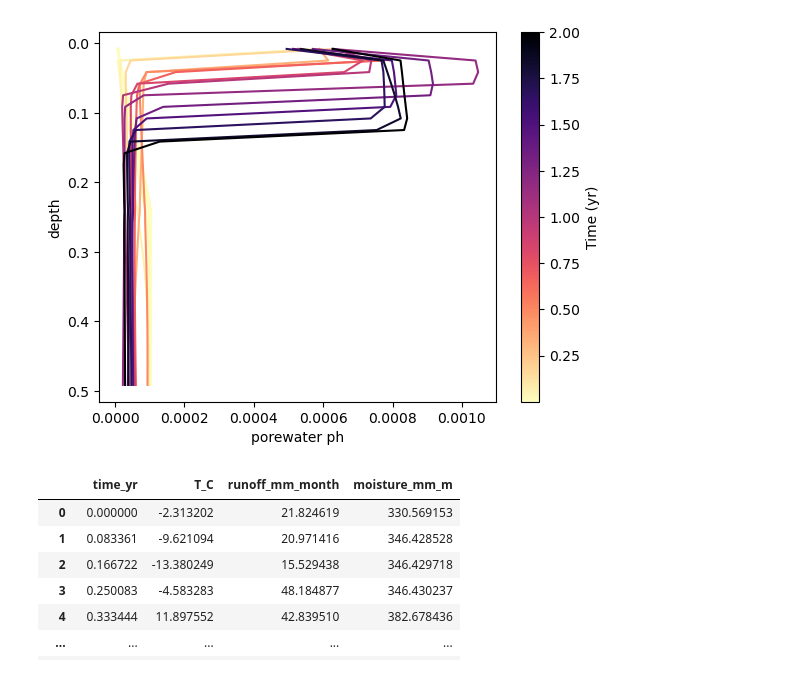
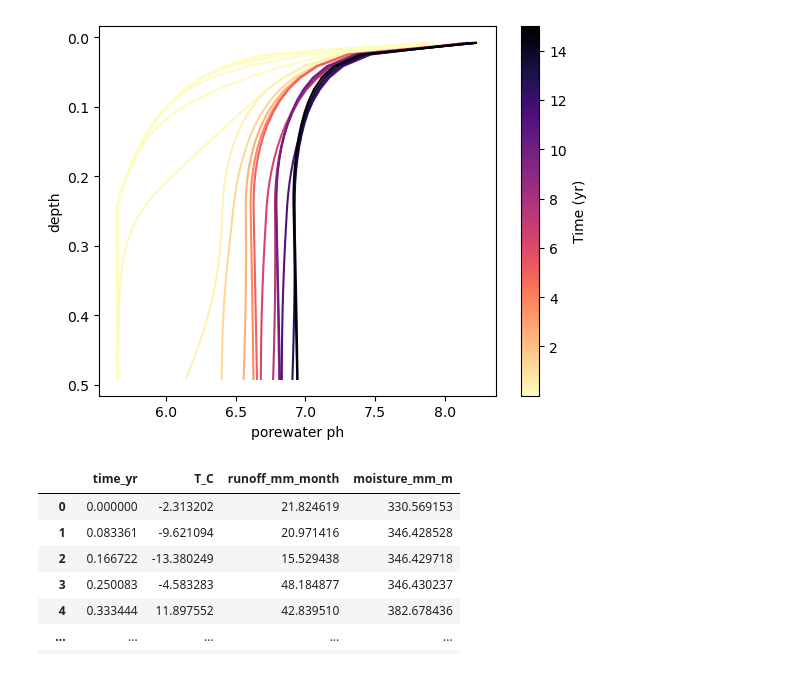
Before and after one commit to carbonplan/aglime-swap-cdr, a Jupyter notebook: scepter/process/scratch/singlerun_check.ipynb, the cells around one changed output. Drawn from its saved outputs; the diff is of its cells as text; code cells hidden in the pictures.

```diff
--- a/scepter/process/scratch/singlerun_check.ipynb
+++ b/scepter/process/scratch/singlerun_check.ipynb
@@ -8,7 +8,7 @@ import pandas as pd
 
 # ---
 thisrun = "liming_noFert_hist_tph7p1_site_311_1950-2020_startyear-4p0_iter-2_field"
-thisrun = "liming_noFert_hist_tph7p1_site_411_1950-2020_startyear-0_iter-0_field"
+thisrun = "lowfert_cc_311a_0p4_cc_field_tau15p0"
 outdir = "/home/tykukla/SCEPTER/scepter_output"
 # %%
 # --- FUNCTION to preprocess .txt files for consistent delimiters
@@ -63,8 +63,10 @@ for var in fn_pref:
         path for path in file_paths if re.search(r"\d", path.split("/")[-1])
     ]
     # filter edge case of "prof_aq-DIC-020.txt"
-    if "prof_aq-DIC-020.txt" in file_paths_numsOnly:
-        file_paths_numsOnly = file_paths_numsOnly.remove("prof-restart")
+    edgecase_path = os.path.join(results_path, 'prof', "prof_aq-DIC-020.txt")
+    if edgecase_path in file_paths_numsOnly:
+        #file_paths_numsOnly = file_paths_numsOnly.remove("prof-restart")
+        file_paths_numsOnly.remove(edgecase_path)
     # read in data and concatenate
     for file_path in file_paths_numsOnly:
         dfi = preprocess_txt(file_path)
@@ -104,35 +106,35 @@ cmap = plt.get_cmap("magma")  # Get the colormap
 cmap = cmap.reversed()  # flip colormap
 # -- no log normalization
 norm = plt.Normalize(
     df["time"].min(), df["time"].max()
 )  # Normalize time values for colormap
 # -- log normalization WIP
 # log_time = np.log(df['time'])
 # norm = plt.Normalize(log_time.min(), log_time.max())  # Normalize time values for colormap
 
 # Create a plot for each time step
 for time, group in grouped:
     color = cmap(norm(time))  # Map time to color using Viridis colormap
-    plt.plot(group["ca"], group["z"], color=color, label=None)
+    plt.plot(group["ph"], group["z"], color=color, label=None)
     # plt.plot(group['gt'], group['z'], color=color, linestyle='dashed', label=None)
 
 # Add labels and a legend
 plt.xlabel("porewater ph")
 plt.ylabel("depth")
 # plt.ylim(0,0.1)
 
 # Create a colorbar based on the Viridis colormap
 sm = plt.cm.ScalarMappable(cmap=cmap, norm=norm)
 sm.set_array([])  # Set an empty array for the colorbar data
 cbar = plt.colorbar(sm, label="Time (yr)", ax=plt.gca())
 
 # flip y-axis
 plt.gca().invert_yaxis()
 
 # Show the plot
 plt.show()
 # %% [output]
-[figure, old version]
+[figure, new version]
 # %%
 # --- CLIMATE CHECK
 # --- function to preprocess clim .in files
```
Also changed, not shown: parts of 1 cell of this notebook, 14 other files.
